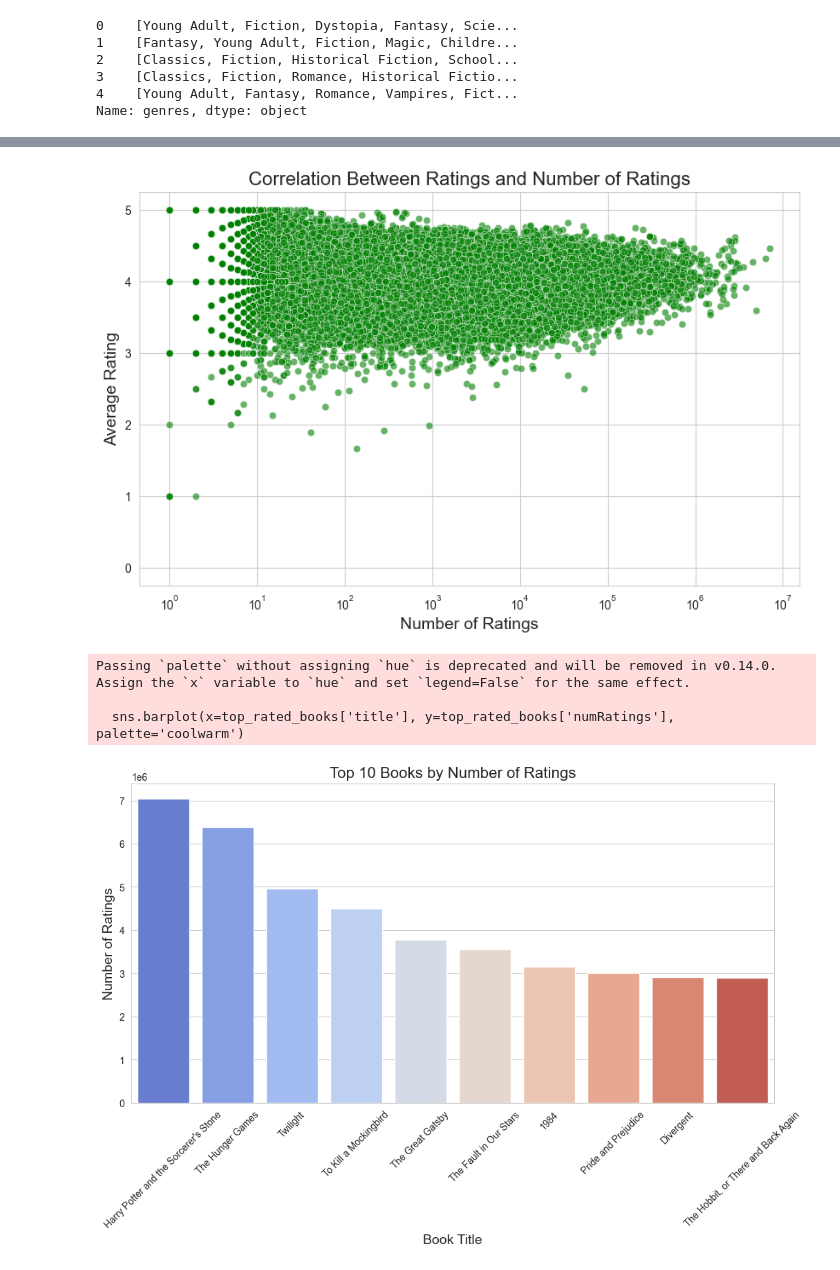
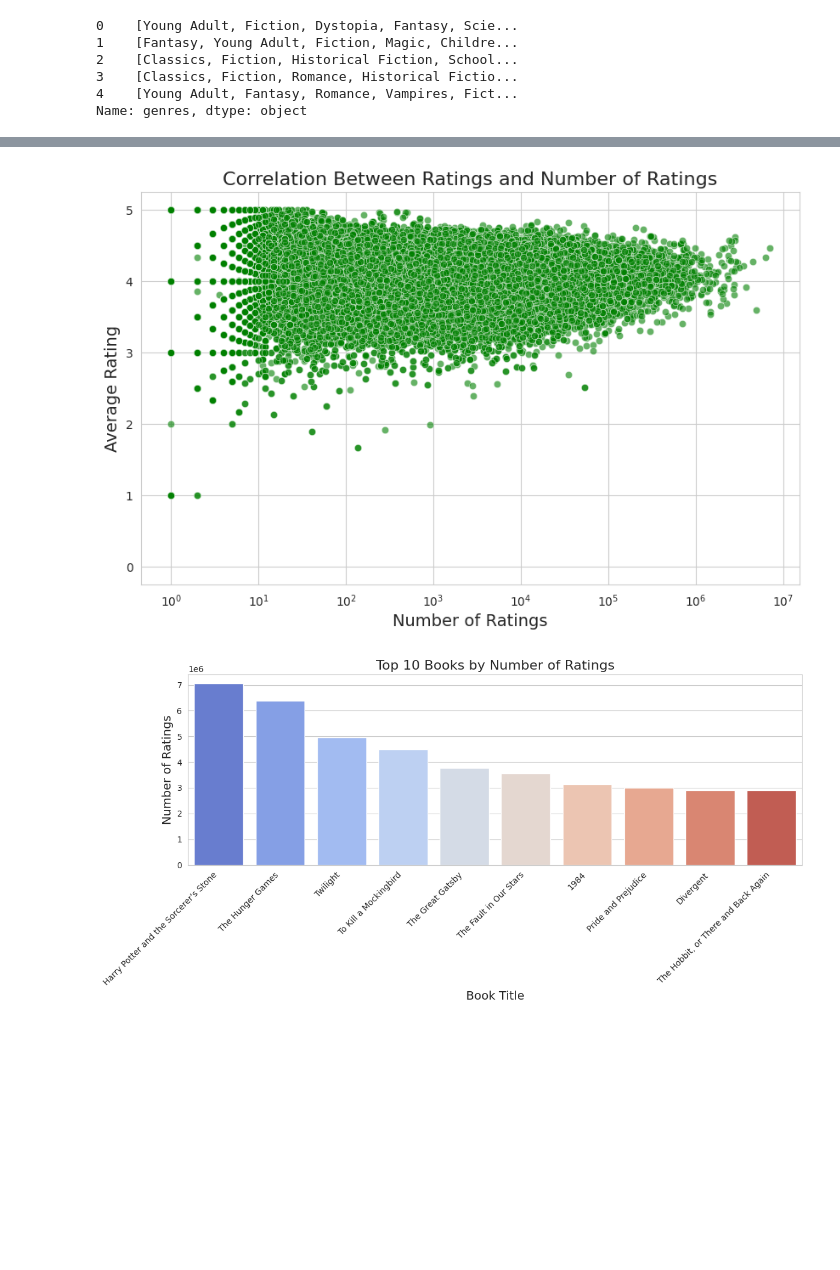
Before and after one commit to SabaFS/Myfirst, a Jupyter notebook: book-recommendation-system/recomendation_system.ipynb, the cells around one changed output, grey strips where cells are left out. Saved outputs shown, nothing was run; the diff lists cells and outputs as text; code cells hidden in the pictures; blank space fills up the shorter version.

```diff
--- a/book-recommendation-system/recomendation_system.ipynb
+++ b/book-recommendation-system/recomendation_system.ipynb
@@ -4,7 +6,7 @@ import numpy as np
 import matplotlib.pyplot as plt
 import seaborn as sns
 # %%
-books = pd.read_csv("books_1.Best_Books_Ever.csv")
+books = pd.read_csv("books_1.Best_Books_Ever.csv", on_bad_lines='skip')
 # %%
 ## EXPLORATORY DATA ANALYSIS
 # %%
@@ -332,7 +388,17 @@ books['genres'] = books['genres'].astype(str)
 # %%
 from sklearn.preprocessing import MultiLabelBinarizer
 from sklearn.metrics.pairwise import cosine_similarity
-df['genres'] = df['genres'].apply(lambda x: eval(x) if isinstance(x, str) else x)
+import ast
+
+def safe_parse_genres(x):
+    if isinstance(x, list):
+        return x
+    try:
+        return ast.literal_eval(x)
+    except (ValueError, SyntaxError):
+        return []  # malformed row — treat as no genres
+
+df['genres'] = df['genres'].apply(safe_parse_genres)
 
 # One-hot encode the genres
 mlb = MultiLabelBinarizer()
@@ -504,36 +566,67 @@ Passing `palette` without assigning `hue` is deprecated and will be removed in v
 # %%
+import matplotlib.pyplot as plt
+import seaborn as sns
+import pandas as pd
+
+# Convert columns to numeric
+books['numRatings'] = pd.to_numeric(books['numRatings'], errors='coerce')
+books['rating'] = pd.to_numeric(books['rating'], errors='coerce')
+
+# Remove missing values
+books = books.dropna(subset=['numRatings', 'rating'])
+
+# Create plot
 plt.figure(figsize=(10, 6))
 
-# Scatter plot of rating vs. number of ratings
-sns.scatterplot(x=df['numRatings'], y=df['rating'], alpha=0.6, color='green')
+sns.scatterplot(
+    data=books,
+    x='numRatings',
+    y='rating',
+    alpha=0.6,
+    color='green'
+)
 
-# Set plot labels and title
 plt.title('Correlation Between Ratings and Number of Ratings', fontsize=16)
 plt.xlabel('Number of Ratings', fontsize=14)
 plt.ylabel('Average Rating', fontsize=14)
-
-plt.xscale('log')  # Set x-axis to logarithmic scale if necessary (for large range)
+plt.xscale('log')
 plt.show()
 # %% [output]
-[figure, old version]
+[figure, new version]
 # %%
-# Sort by the number of ratings and take the top 10
+import pandas as pd
+import matplotlib.pyplot as plt
+import seaborn as sns
+
+# Convert numRatings to numeric
+df['numRatings'] = pd.to_numeric(df['numRatings'], errors='coerce')
+
+# Remove rows with missing values
+df = df.dropna(subset=['numRatings'])
+
+# Convert to integer (optional)
+df['numRatings'] = df['numRatings'].astype(int)
+
+# Sort by number of ratings
 top_rated_books = df.sort_values(by='numRatings', ascending=False).head(10)
 
-# Plot the top 10 books by number of ratings
+# Plot
 plt.figure(figsize=(12, 6))
-sns.barplot(x=top_rated_books['title'], y=top_rated_books['numRatings'], palette='coolwarm')
+sns.barplot(
+    data=top_rated_books,
+    x='title',
+    y='numRatings',
+    hue='title',
+    palette='coolwarm',
+    legend=False
+)
 
-# Set plot labels and title
 plt.title('Top 10 Books by Number of Ratings', fontsize=16)
 plt.xlabel('Book Title', fontsize=14)
 plt.ylabel('Number of Ratings', fontsize=14)
-
-plt.xticks(rotation=45)
+plt.xticks(rotation=45, ha='right')
+plt.tight_layout()
 plt.show()
 # %% [output]
-Passing `palette` without assigning `hue` is deprecated and will be removed in v0.14.0. Assign the `x` variable to `hue` and set `legend=False` for the same effect.
-
-  sns.barplot(x=top_rated_books['title'], y=top_rated_books['numRatings'], palette='coolwarm')
-[figure, old version]
+[figure, new version]
 # %%
```
Also changed, not shown: parts of 32 cells of this notebook.
